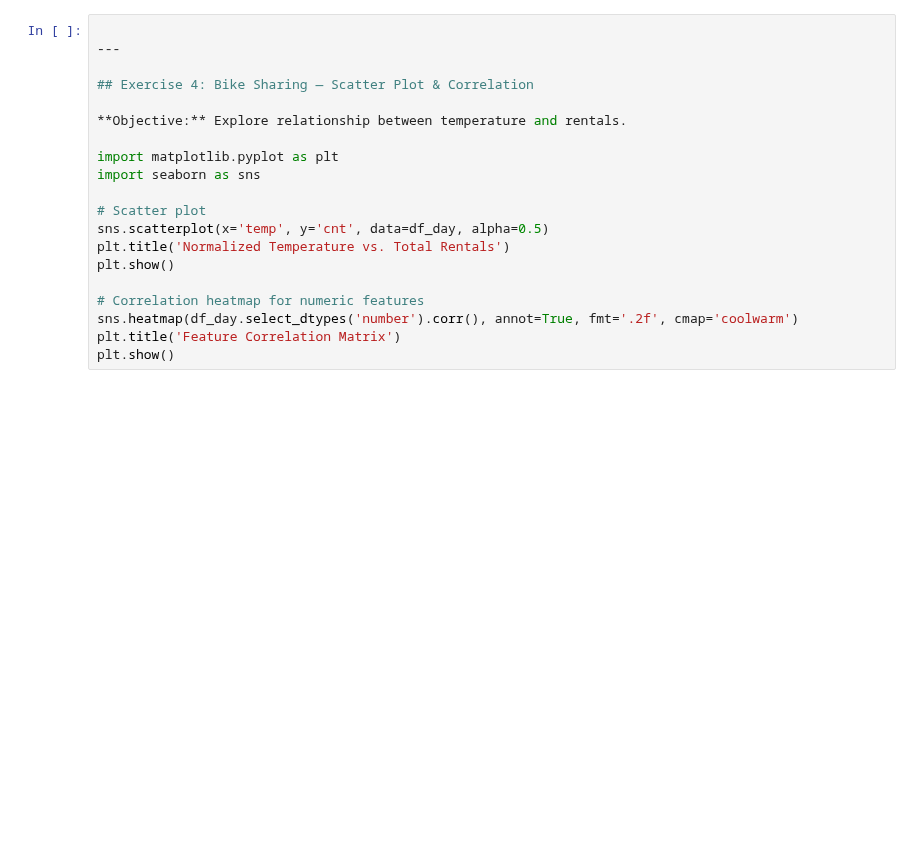
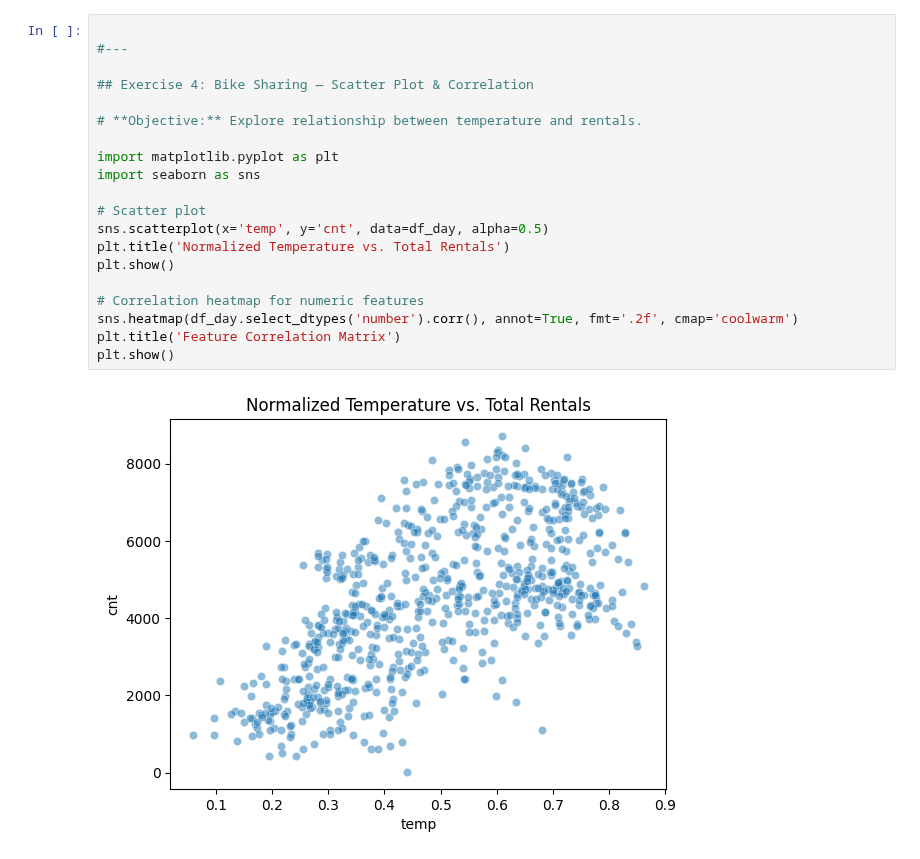
Before and after one commit to appliedcode/mthree-c422, a Jupyter notebook: Exercises/day-2/Data-preparation/Data-Preparation.ipynb, the cells around one changed output. Saved outputs shown, nothing was run; the diff lists cells and outputs as text; blank space fills up the shorter version.

```diff
--- a/Exercises/day-2/Data-preparation/Data-Preparation.ipynb
+++ b/Exercises/day-2/Data-preparation/Data-Preparation.ipynb
@@ -62,20 +101,22 @@ print(df_day.describe())
 # %%
 
----
+#---
 
 ## Exercise 4: Bike Sharing — Scatter Plot & Correlation
 
-**Objective:** Explore relationship between temperature and rentals.
+# **Objective:** Explore relationship between temperature and rentals.
 
 import matplotlib.pyplot as plt
 import seaborn as sns
 
 # Scatter plot
 sns.scatterplot(x='temp', y='cnt', data=df_day, alpha=0.5)
 plt.title('Normalized Temperature vs. Total Rentals')
 plt.show()
 
 # Correlation heatmap for numeric features
 sns.heatmap(df_day.select_dtypes('number').corr(), annot=True, fmt='.2f', cmap='coolwarm')
 plt.title('Feature Correlation Matrix')
 plt.show()
+# %% [output]
+[figure, added]
```
Also changed, not shown: parts of 8 cells of this notebook.
